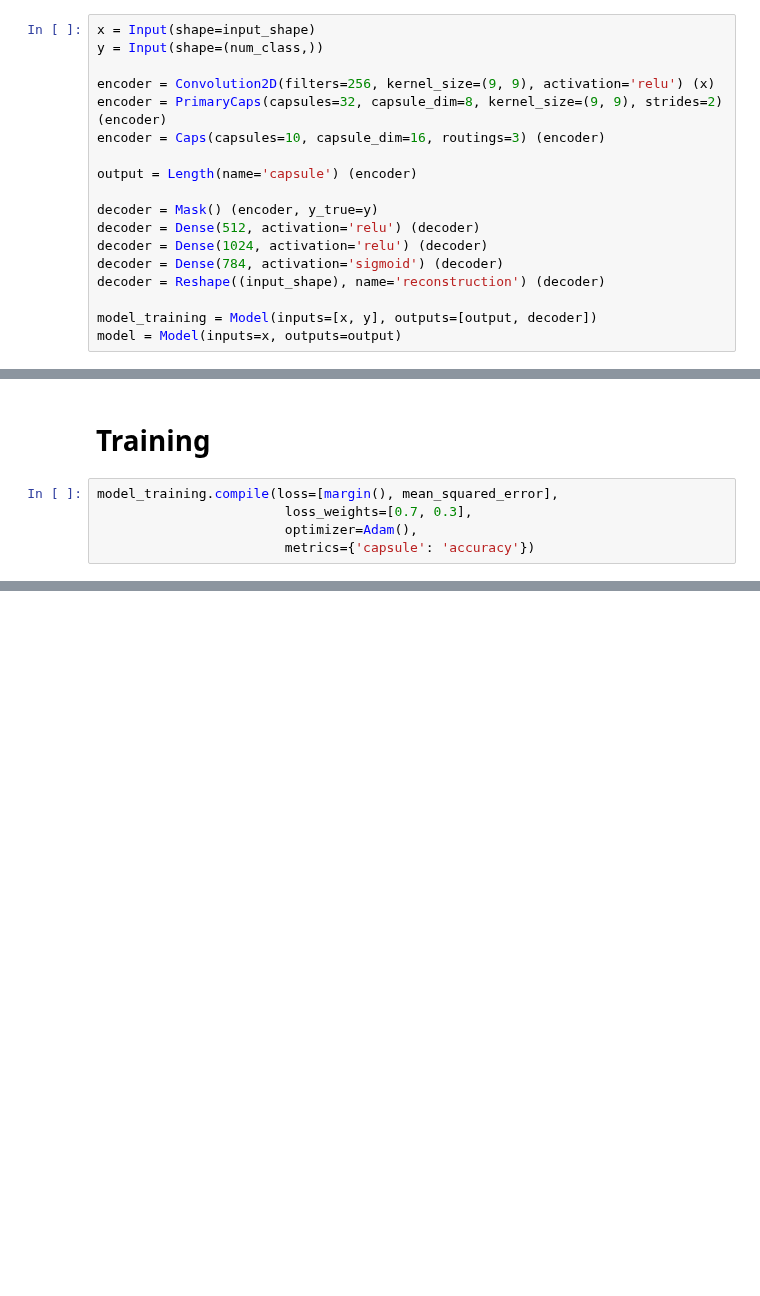
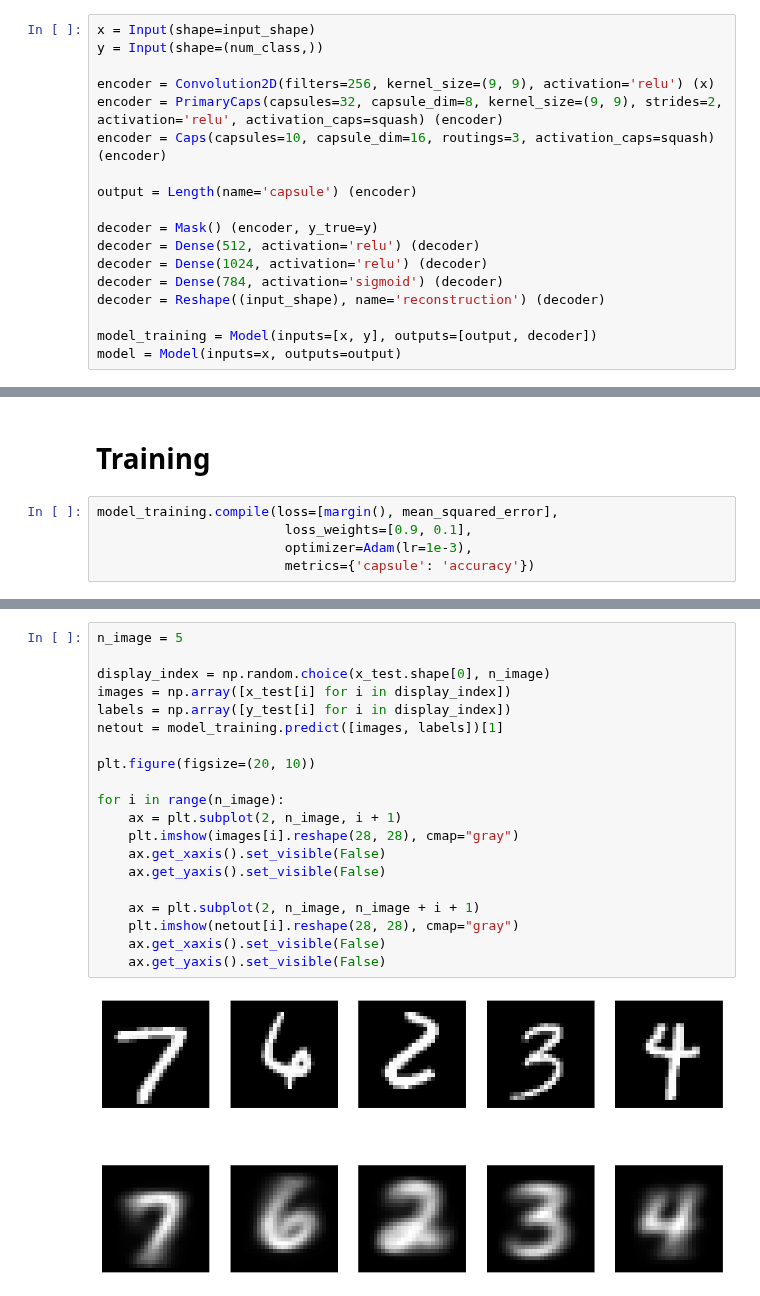
Before and after one commit to maxjcohen/CapsNet-for-Keras, a Jupyter notebook: run.ipynb, the cells around one changed output, grey strips where cells are left out. Cells and saved outputs as stored; diff of their text form; blank space fills up the shorter version.

```diff
--- a/run.ipynb
+++ b/run.ipynb
@@ -36,8 +41,8 @@ x = Input(shape=input_shape)
 y = Input(shape=(num_class,))
 
 encoder = Convolution2D(filters=256, kernel_size=(9, 9), activation='relu') (x)
-encoder = PrimaryCaps(capsules=32, capsule_dim=8, kernel_size=(9, 9), strides=2) (encoder)
-encoder = Caps(capsules=10, capsule_dim=16, routings=3) (encoder)
+encoder = PrimaryCaps(capsules=32, capsule_dim=8, kernel_size=(9, 9), strides=2, activation='relu', activation_caps=squash) (encoder)
+encoder = Caps(capsules=10, capsule_dim=16, routings=3, activation_caps=squash) (encoder)
 
 output = Length(name='capsule') (encoder)
 
@@ -73,7 +78,7 @@ _________________________________________________________________
 # Training
 # %%
 model_training.compile(loss=[margin(), mean_squared_error],
-                        loss_weights=[0.7, 0.3],
-                        optimizer=Adam(),
+                        loss_weights=[0.9, 0.1],
+                        optimizer=Adam(lr=1e-3),
                         metrics={'capsule': 'accuracy'})
 # %%
@@ -88,0 +104,22 @@ plotHistory(history.loss, history.acc)
+# %%
+n_image = 5
+
+display_index = np.random.choice(x_test.shape[0], n_image)
+images = np.array([x_test[i] for i in display_index])
+labels = np.array([y_test[i] for i in display_index])
+netout = model_training.predict([images, labels])[1]
+
+plt.figure(figsize=(20, 10))
+
+for i in range(n_image):
+    ax = plt.subplot(2, n_image, i + 1)
+    plt.imshow(images[i].reshape(28, 28), cmap="gray")
+    ax.get_xaxis().set_visible(False)
+    ax.get_yaxis().set_visible(False)
+
+    ax = plt.subplot(2, n_image, n_image + i + 1)
+    plt.imshow(netout[i].reshape(28, 28), cmap="gray")
+    ax.get_xaxis().set_visible(False)
+    ax.get_yaxis().set_visible(False)
+# %% [output]
+[figure, added]
```
Also changed, not shown: parts of 5 cells of this notebook, 1 other file.
